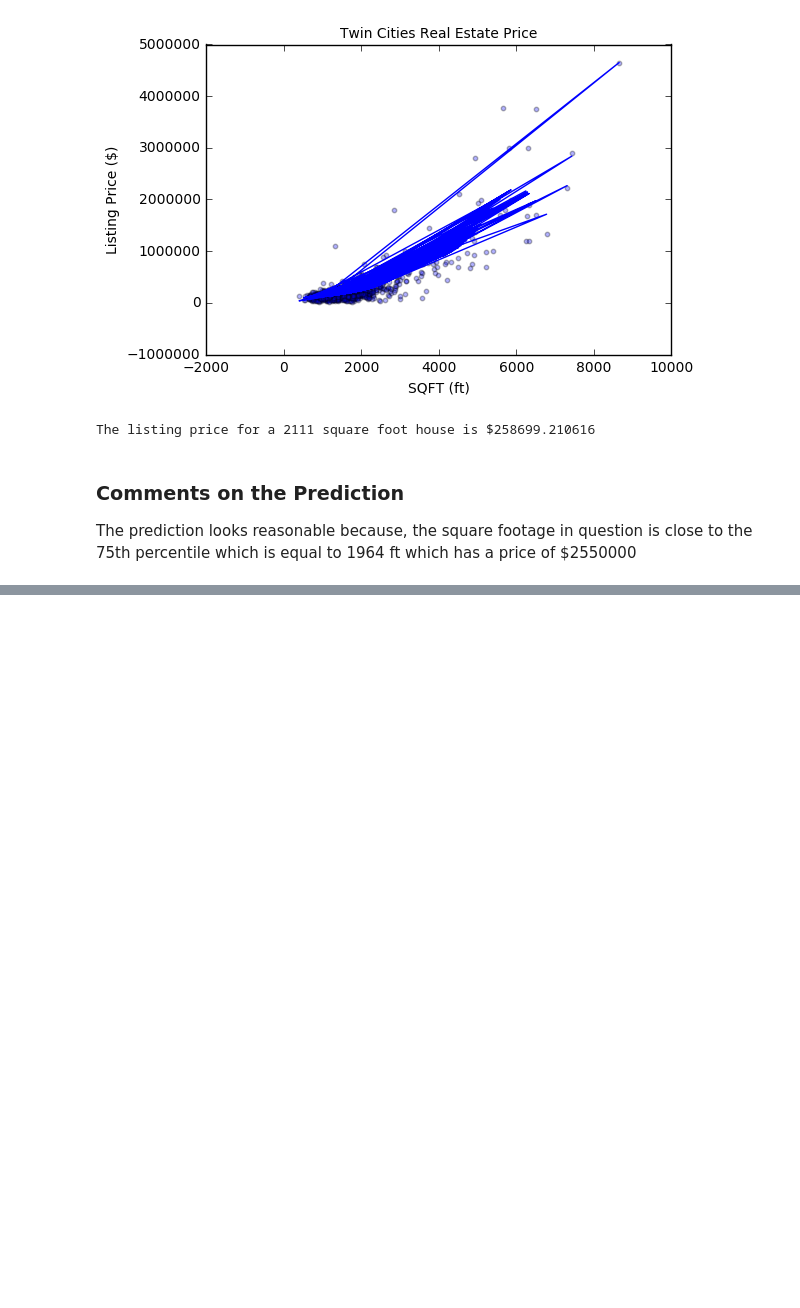
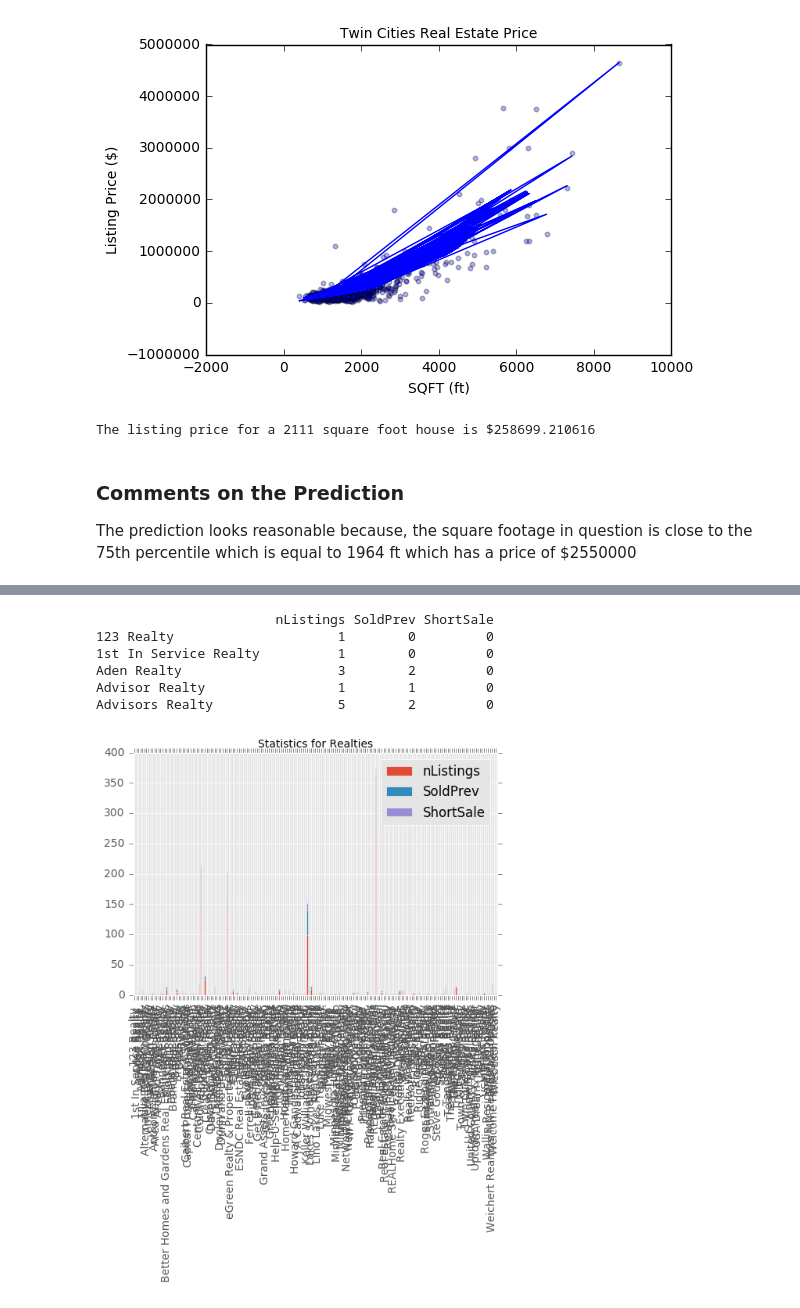
Before and after one commit to Gabaly92/Real_Estate_Twin_Cities, a Jupyter notebook: Elgabaly_AKQA_Test.ipynb, the cells around one changed output, grey strips where cells are left out. Saved outputs shown, nothing was run; the diff lists cells and outputs as text; code cells hidden in the pictures; blank space fills up the shorter version.

```diff
--- a/Elgabaly_AKQA_Test.ipynb
+++ b/Elgabaly_AKQA_Test.ipynb
@@ -171,0 +206,9 @@ The prediction looks reasonable because, the square footage in question is close
+# %%
+# Group the needed features togeather
+data = {'Realty': dataset['Realty'], 'SoldPrev': dataset['SoldPrev'], 'ShortSale': dataset['ShortSale']}
+q1data = pd.DataFrame(data)
+print q1data.head(5)
+print '\n', q1data.describe()
+
+# Check if any of the features have empty values
+print '\n Null Value Check = {}'.format(q1data.isnull().values.any())
@@ -171,0 +230,6 @@ The prediction looks reasonable because, the square footage in question is close
+# %%
+# Get the unique names of the realties
+Realties = q1data['Realty']
+Realties_unique = Realties.unique()
+print '\n Here are the Realties available in the Cities:', '\n', Realties_unique, '\n'
+print 'There are {} unique Realties'.format(len(Realties_unique))
@@ -171,0 +254,33 @@ The prediction looks reasonable because, the square footage in question is close
+# %%
+# Create a Dataframe for all companies vs number of listings, SoldPrev, DOM, ShortSale
+realty_statistcs = pd.DataFrame(index=Realties_unique, columns=['nListings', 'SoldPrev', 'ShortSale'])
+
+for realty in Realties_unique:
+    for feature in realty_statistcs.columns:
+        if feature == 'nListings':
+            value_c = q1data[(q1data.Realty == realty)].count().get_value('Realty')
+            realty_statistcs.set_value(realty, feature, value_c)
+        elif feature == 'SoldPrev':
+            value_c = q1data[(q1data.Realty == realty) & (q1data.SoldPrev == 'Y')].count().get_value('Realty')
+            realty_statistcs.set_value(realty, feature, value_c)
+        elif feature == 'ShortSale':
+            value_c = q1data[(q1data.Realty == realty) & (q1data.ShortSale == 'Y')].count().get_value('Realty')
+            realty_statistcs.set_value(realty, feature, value_c)
+print realty_statistcs.head(5)
+# %% [output]
+                       nListings SoldPrev ShortSale
+123 Realty                     1        0         0
+1st In Service Realty          1        0         0
+Aden Realty                    3        2         0
+Advisor Realty                 1        1         0
+Advisors Realty                5        2         0
+# %%
+# Plot the statistics for all the realties
+plt.style.use('ggplot')
+realty_statistcs.plot.bar(stacked=True)
+plt.title("Statistics for Realties", fontsize='10')
+plt.show()
+plt.savefig("Realties statistics.jpg", dpi=300)
+plt.close()
+# %% [output]
+[figure, added]
```
Also changed, not shown: parts of 9 cells of this notebook, 11 other files.
